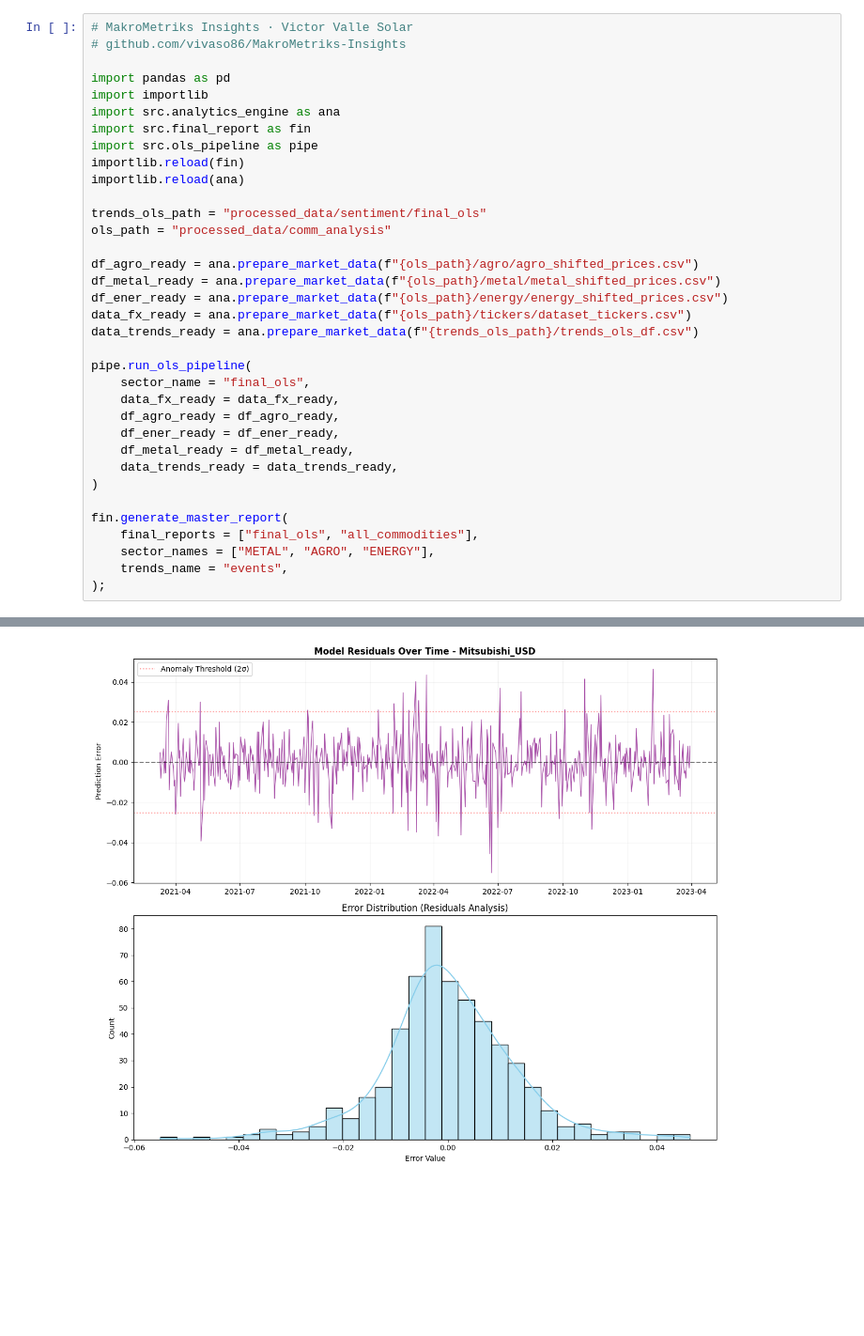
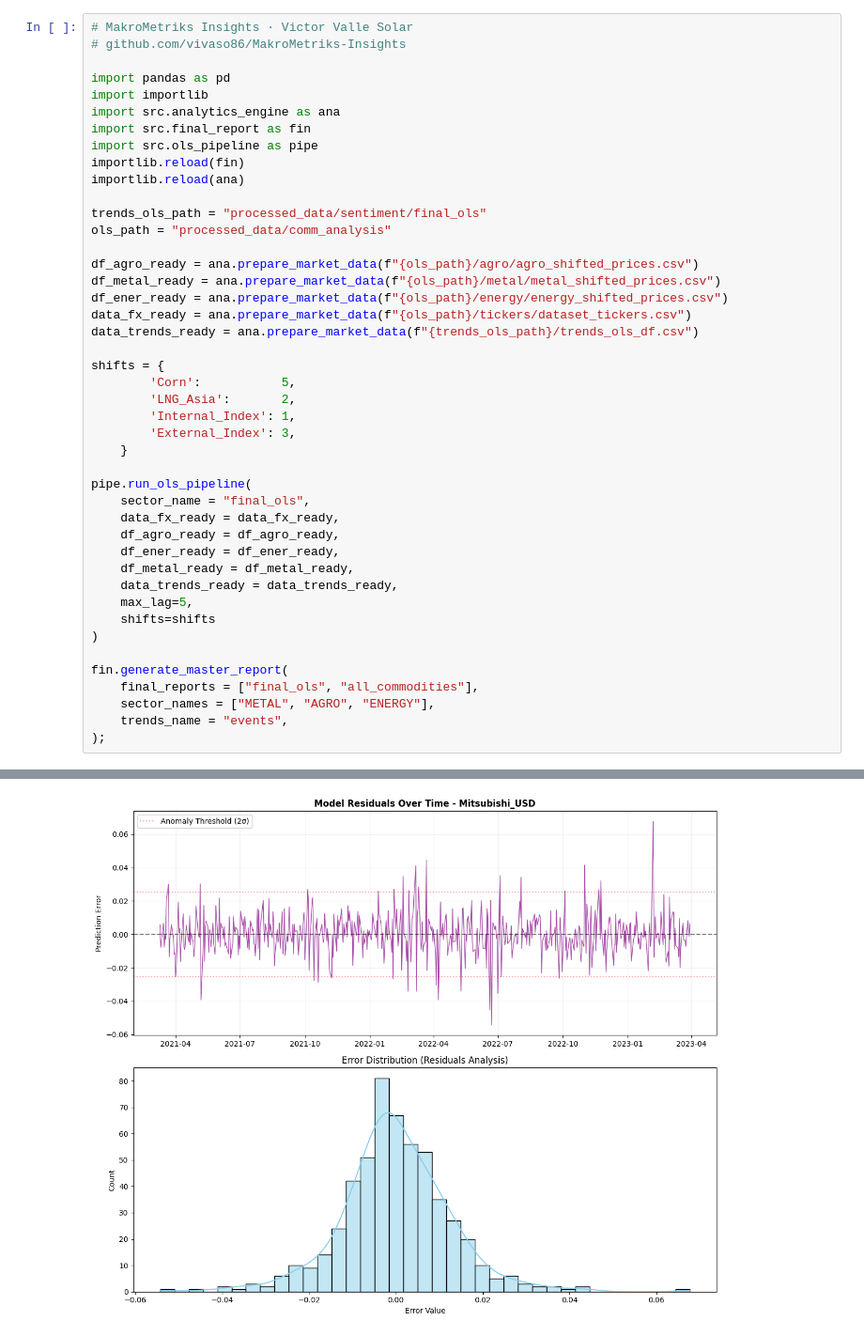
Before and after one commit to vivaso86/MakroMetriks-Insights, a Jupyter notebook: 03_main_pipeline.ipynb, the cells around one changed output, grey strips where cells are left out. Shown at 94% size. Drawn from its saved outputs; the diff is of its cells as text; blank space fills up the shorter version.

Commit message:
feat: plots upload and minor code optimization

```diff
--- a/03_main_pipeline.ipynb
+++ b/03_main_pipeline.ipynb
@@ -19,6 +19,13 @@ df_ener_ready = ana.prepare_market_data(f"{ols_path}/energy/energy_shifted_price
 data_fx_ready = ana.prepare_market_data(f"{ols_path}/tickers/dataset_tickers.csv")
 data_trends_ready = ana.prepare_market_data(f"{trends_ols_path}/trends_ols_df.csv")
 
+shifts = {
+        'Corn':           5,
+        'LNG_Asia':       2,
+        'Internal_Index': 1,
+        'External_Index': 3,
+    }
+
 pipe.run_ols_pipeline(
     sector_name = "final_ols",
     data_fx_ready = data_fx_ready,
@@ -26,6 +33,8 @@ pipe.run_ols_pipeline(
     df_ener_ready = df_ener_ready,
     df_metal_ready = df_metal_ready,
     data_trends_ready = data_trends_ready,
+    max_lag=5,
+    shifts=shifts
 )
 
 fin.generate_master_report(
@@ -66,9 +75,9 @@ Df Residuals:                     528   BIC:                            -3119.
 Df Model:                           8
 ... (18 lines left out)
 ==============================================================================
 
 Notes:
 [1] Standard Errors assume that the covariance matrix of the errors is correctly specified.
-[figure, old version]
+[figure, new version]
 --- Outlier Detection: Largest Residuals for Mitsubishi_USD ---
 Date
```
Also changed, not shown: parts of 1 cell of this notebook, 29 other files.
